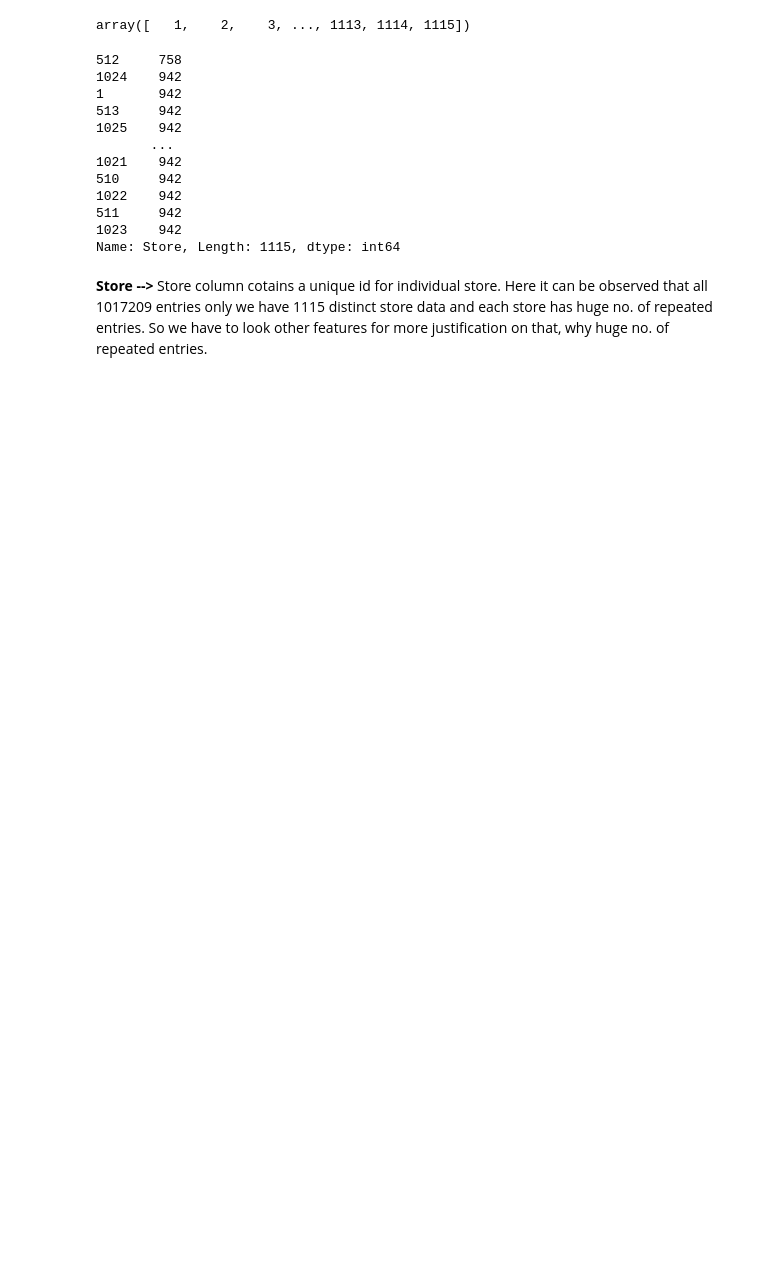
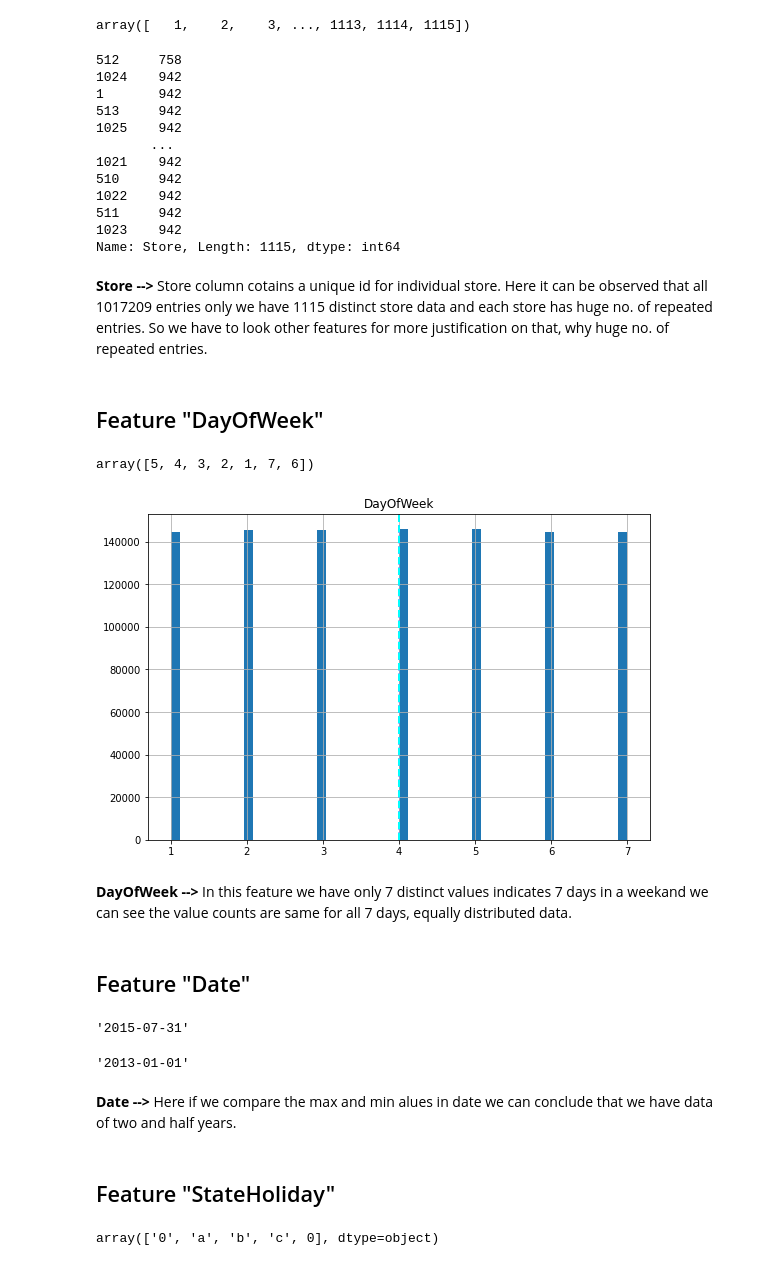
Before and after one commit to almaraj/Null-value-handeling-Outlier-treatment-On-Sales-Data, a Jupyter notebook: Rossmann_Sales_Prediction_Capstone_Project.ipynb, the cells around one changed output. Drawn from its saved outputs; the diff is of its cells as text; code cells hidden in the pictures; blank space fills up the shorter version.

```diff
--- a/Rossmann_Sales_Prediction_Capstone_Project.ipynb
+++ b/Rossmann_Sales_Prediction_Capstone_Project.ipynb
@@ -129,3 +131,41 @@ store_data['Store'].value_counts(sort=False)
 Name: Store, Length: 1115, dtype: int64
 # %% [markdown]
 **Store -->** Store column cotains a unique id for individual store. Here it can be observed that all 1017209 entries only we have 1115 distinct store data and each store has huge no. of repeated entries. So we have to look other features for more justification on that, why huge no. of repeated entries.
+# %% [markdown]
+## Feature "DayOfWeek"
+# %%
+store_data['DayOfWeek'].unique()
+# %% [output]
+array([5, 4, 3, 2, 1, 7, 6])
+# %%
+# plot a bar plot for feature count
+fig = plt.figure(figsize=(9, 6))
+ax = fig.gca()
+feature = store_data['DayOfWeek']
+feature.hist(bins=50, ax = ax)
+ax.axvline(feature.mean(), color='magenta', linestyle='dashed', linewidth=2)
+ax.axvline(feature.median(), color='cyan', linestyle='dashed', linewidth=2)
+ax.set_title('DayOfWeek')
+plt.show()
+# %% [output]
+[figure, added]
+# %% [markdown]
+**DayOfWeek -->** In this feature we have only 7 distinct values indicates 7 days in a weekand we can see the value counts are same for all 7 days, equally distributed data.
+# %% [markdown]
+## Feature "Date"
+# %%
+store_data['Date'].max()
+# %% [output]
+'2015-07-31'
+# %%
+store_data['Date'].min()
+# %% [output]
+'2013-01-01'
+# %% [markdown]
+**Date -->** Here if we compare the max and min alues in date we can conclude that we have data of two and half years.
+# %% [markdown]
+## Feature "StateHoliday"
+# %%
+store_data['StateHoliday'].unique()
+# %% [output]
+array(['0', 'a', 'b', 'c', 0], dtype=object)
```
Also changed, not shown: parts of 6 cells of this notebook.
